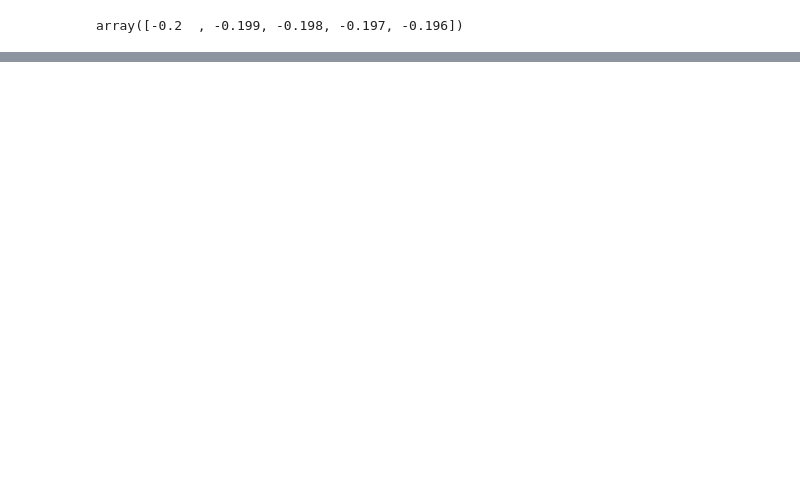
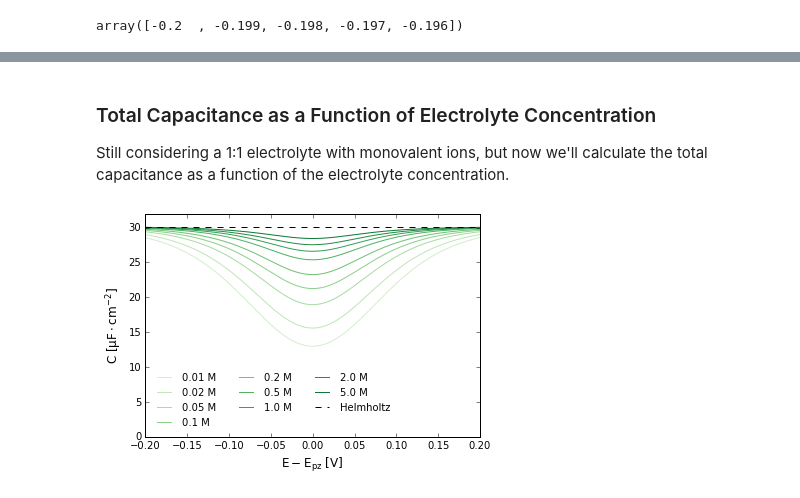
Before and after one commit to hjelmj/electrochem, a Jupyter notebook: notebooks/DoubleLayerCapacitance.ipynb, the cells around one changed output, grey strips where cells are left out. Saved outputs shown, nothing was run; the diff lists cells and outputs as text; code cells hidden in the pictures; blank space fills up the shorter version.

```diff
--- a/notebooks/DoubleLayerCapacitance.ipynb
+++ b/notebooks/DoubleLayerCapacitance.ipynb
@@ -148,0 +154,41 @@ ax.set_xlim(-0.2,0.2)
+# %% [markdown]
+### Total Capacitance as a Function of Electrolyte Concentration
+
+Still considering a 1:1 electrolyte with monovalent ions, but now we'll calculate the total capacitance as a function of the electrolyte concentration.
+# %%
+#electrolyte concentrations (in M)
+
+c_electrolyte_M = [0.01, 0.02, 0.05, 0.1, 0.2, 0.5, 1.0, 2.0, 5]
+
+#electrolyte concentration (convert to array and to units of mol/m³ and then back again to a list)
+
+c_electrolyte = list(np.array(c_electrolyte_M)*1e3)
+# %%
+#now plot the component capacitances and the total as well
+fig, ax = plt.subplots(nrows=1, ncols=1)
+
+cmap = plt.cm.Greens(xrange(50,255,20))
+
+#plot the data,multiply by 1e6 to get µF
+for i,conc in enumerate(c_electrolyte):
+    ax.plot(E, 1e6*cap_stern(E, c=conc), ls='-', color=cmap[i], label=str(conc/1e3)+' M')
+
+ax.plot(E, 1e6*cap_helmholtz()*np.ones(len(E)), 'k--', label='Helmholtz')
+
+#set axis labels
+ax.set_xlabel('$E-E_{pz}$ [V]')
+ax.set_ylabel('C [$\mu F \cdot cm^{-2}]$')
+
+#figure legend
+ax.legend(loc='best', ncol=3, frameon=False, fontsize=10)
+
+#set axis limits
+ax.set_ylim(0,32)
+ax.set_xlim(-0.2,0.2)
+
+#save figure
+#plt.savefig('double-layer-cap_vs_conc.png', dpi=200)
+
+plt.show()
+# %% [output]
+[figure, added]
```
Also changed, not shown: parts of 6 cells of this notebook.
